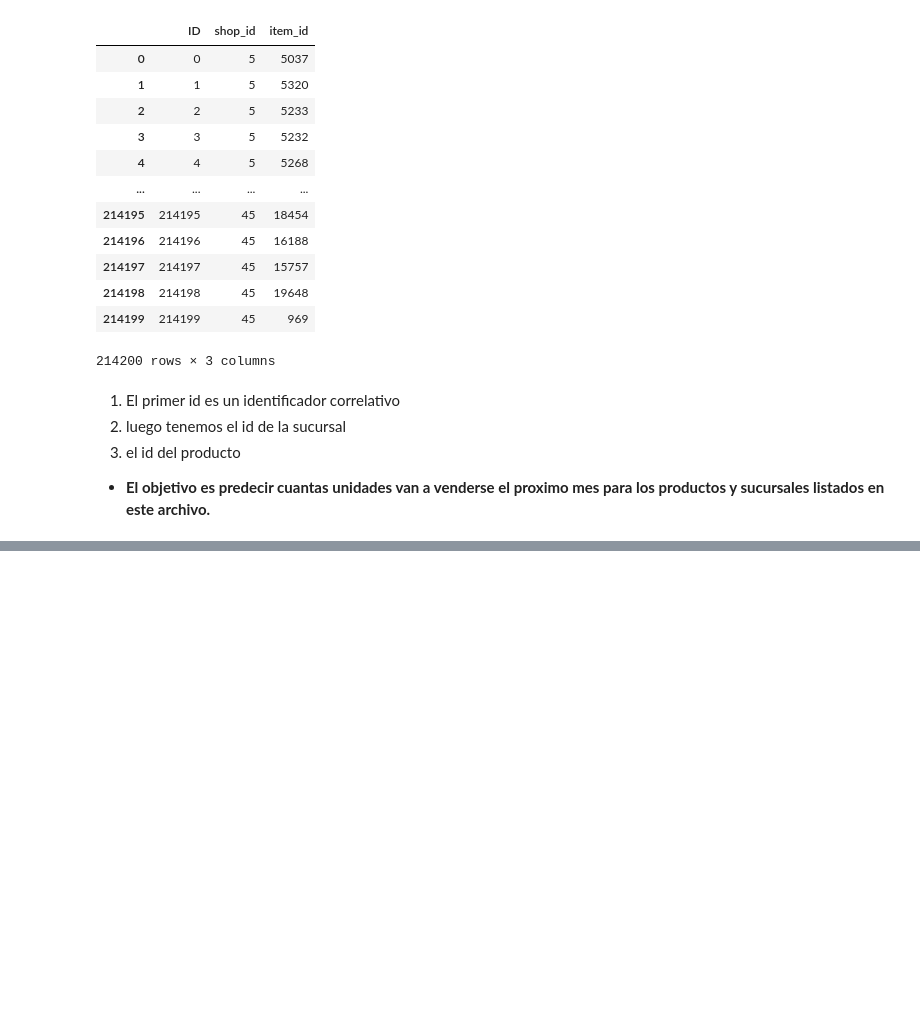
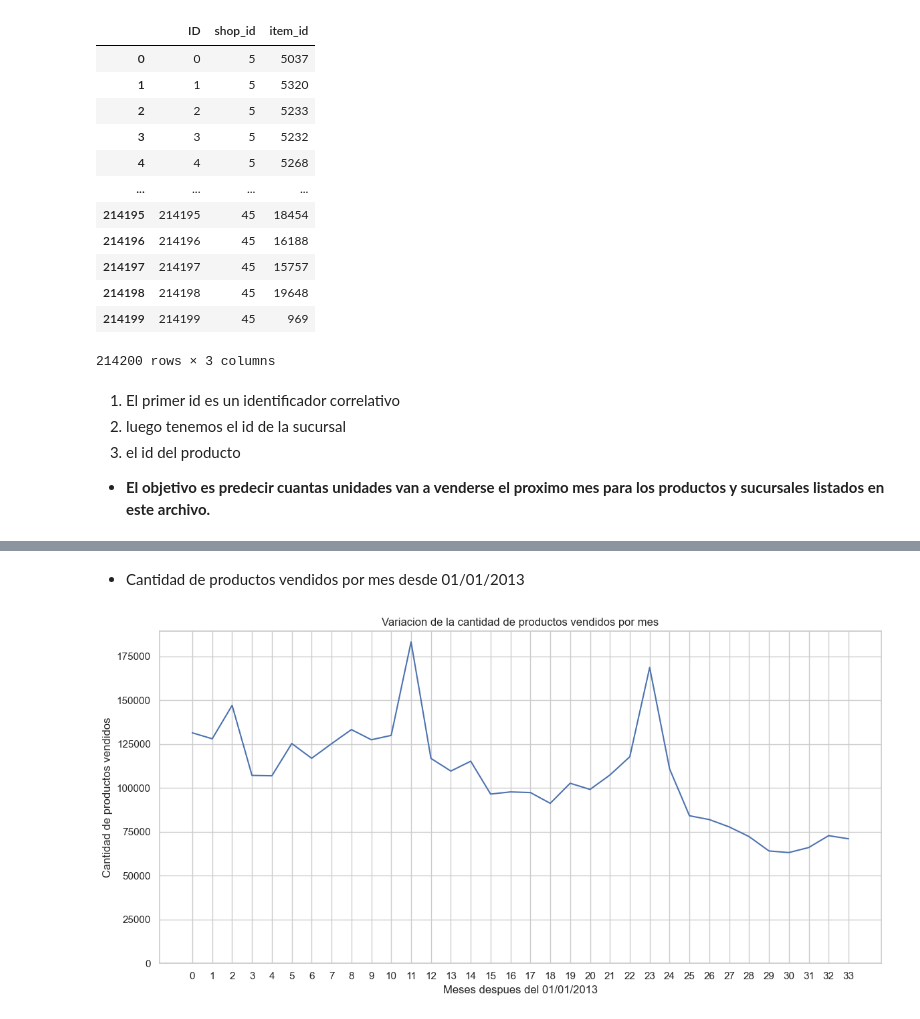
Before and after one commit to agpelliciari/TP2-Organizacion-De-Datos, a Jupyter notebook: TP2.ipynb, the cells around one changed output, grey strips where cells are left out. Cells and saved outputs as stored; diff of their text form; code cells hidden in the pictures; blank space fills up the shorter version.

Commit message:
Intro Analisis exploratorio + productos vendidos por mes

```diff
--- a/TP2.ipynb
+++ b/TP2.ipynb
@@ -111,0 +190,21 @@ test
+# %% [markdown]
+- Cantidad de productos vendidos por mes desde 01/01/2013
+# %%
+ventas_totales_por_mes = sales.groupby('date_block_num')['item_cnt_day'].sum().to_frame().reset_index()
+# %%
+plt.figure(figsize=(12, 6))
+
+sns.lineplot(data=ventas_totales_por_mes, x="date_block_num", y="item_cnt_day")
+
+plt.title('Variacion de la cantidad de productos vendidos por mes')
+
+plt.xlabel('Meses despues del 01/01/2013')
+plt.xticks(ventas_totales_por_mes['date_block_num'])
+
+plt.ylabel('Cantidad de productos vendidos')
+plt.ylim(0)
+
+plt.tight_layout()
+plt.show()
+# %% [output]
+[figure, added]
```
Also changed, not shown: parts of 17 cells of this notebook.
